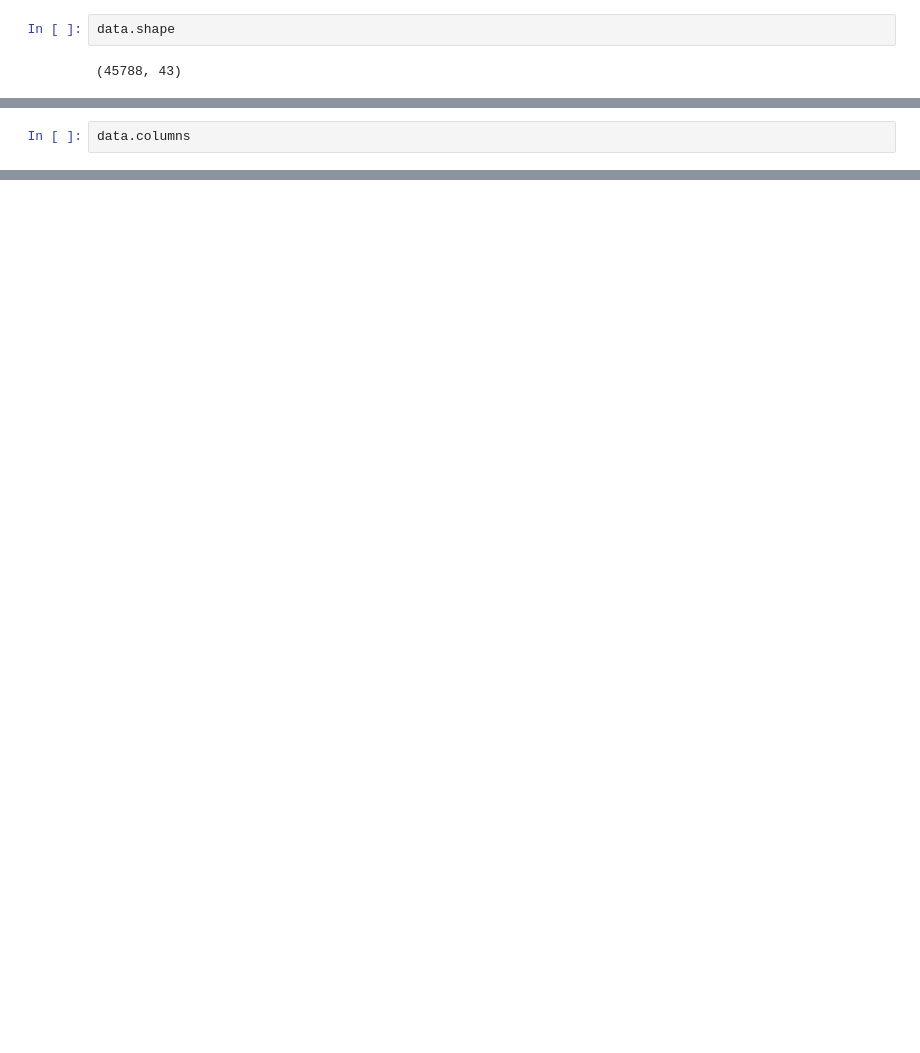
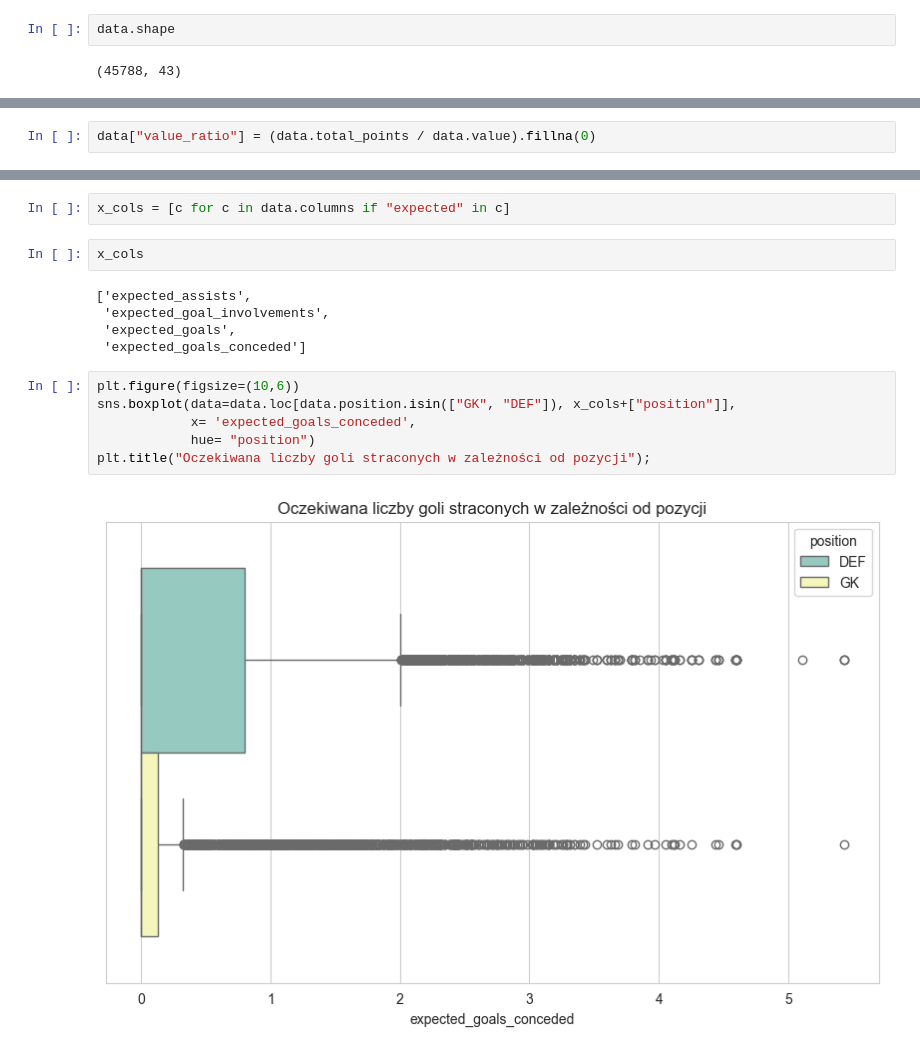
Before and after one commit to ruus77/FPL-Points-Predictions, a Jupyter notebook: Notebooks/EDA.ipynb, the cells around one changed output, grey strips where cells are left out. Saved outputs shown, nothing was run; the diff lists cells and outputs as text; blank space fills up the shorter version.

```diff
--- a/Notebooks/EDA.ipynb
+++ b/Notebooks/EDA.ipynb
@@ -117,2 +112,2 @@ Length: 21, dtype: str
 # %%
-data.columns
+data["value_ratio"] = (data.total_points / data.value).fillna(0)
@@ -129,0 +141,17 @@ Index(['name', 'position', 'team', 'xP', 'assists', 'bonus', 'bps',
+# %%
+x_cols = [c for c in data.columns if "expected" in c]
+# %%
+x_cols
+# %% [output]
+['expected_assists',
+ 'expected_goal_involvements',
+ 'expected_goals',
+ 'expected_goals_conceded']
+# %%
+plt.figure(figsize=(10,6))
+sns.boxplot(data=data.loc[data.position.isin(["GK", "DEF"]), x_cols+["position"]],
+            x= 'expected_goals_conceded',
+            hue= "position")
+plt.title("Oczekiwana liczby goli straconych w zależności od pozycji");
+# %% [output]
+[figure, added]
```
Also changed, not shown: parts of 16 cells of this notebook, 1 other file.
